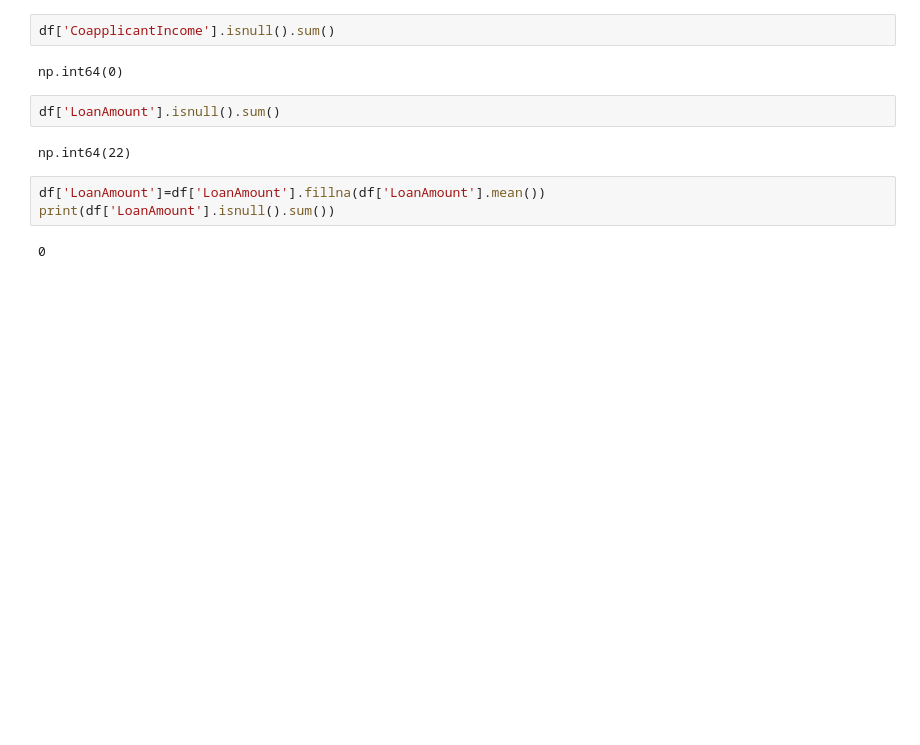
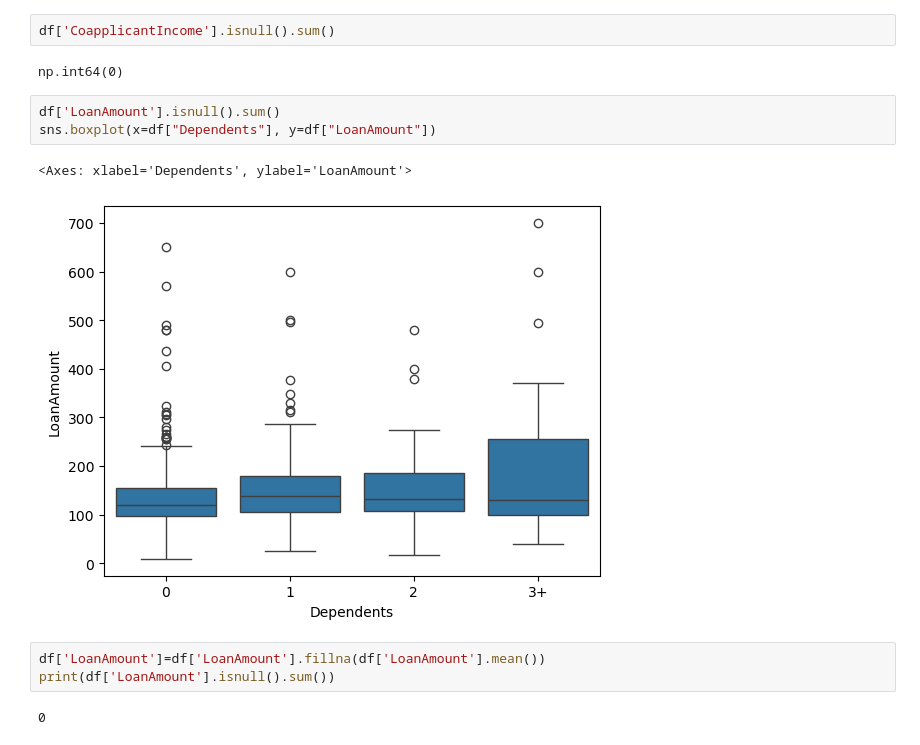
Before and after one commit to Pooja7232/DataAnalysis2, a Jupyter notebook: Desktop/Week7/Day-01/P1.ipynb, the cells around one changed output. Cells and saved outputs as stored; diff of their text form; blank space fills up the shorter version.

```diff
--- a/Desktop/Week7/Day-01/P1.ipynb
+++ b/Desktop/Week7/Day-01/P1.ipynb
@@ -275,8 +283,10 @@ df['CoapplicantIncome'].isnull().sum()
 np.int64(0)
 # %%
 df['LoanAmount'].isnull().sum()
+sns.boxplot(x=df["Dependents"], y=df["LoanAmount"])
 # %% [output]
-np.int64(22)
+<Axes: xlabel='Dependents', ylabel='LoanAmount'>
+[figure, added]
 # %%
 df['LoanAmount']=df['LoanAmount'].fillna(df['LoanAmount'].mean())
 print(df['LoanAmount'].isnull().sum())
```
Also changed, not shown: parts of 5 cells of this notebook.
